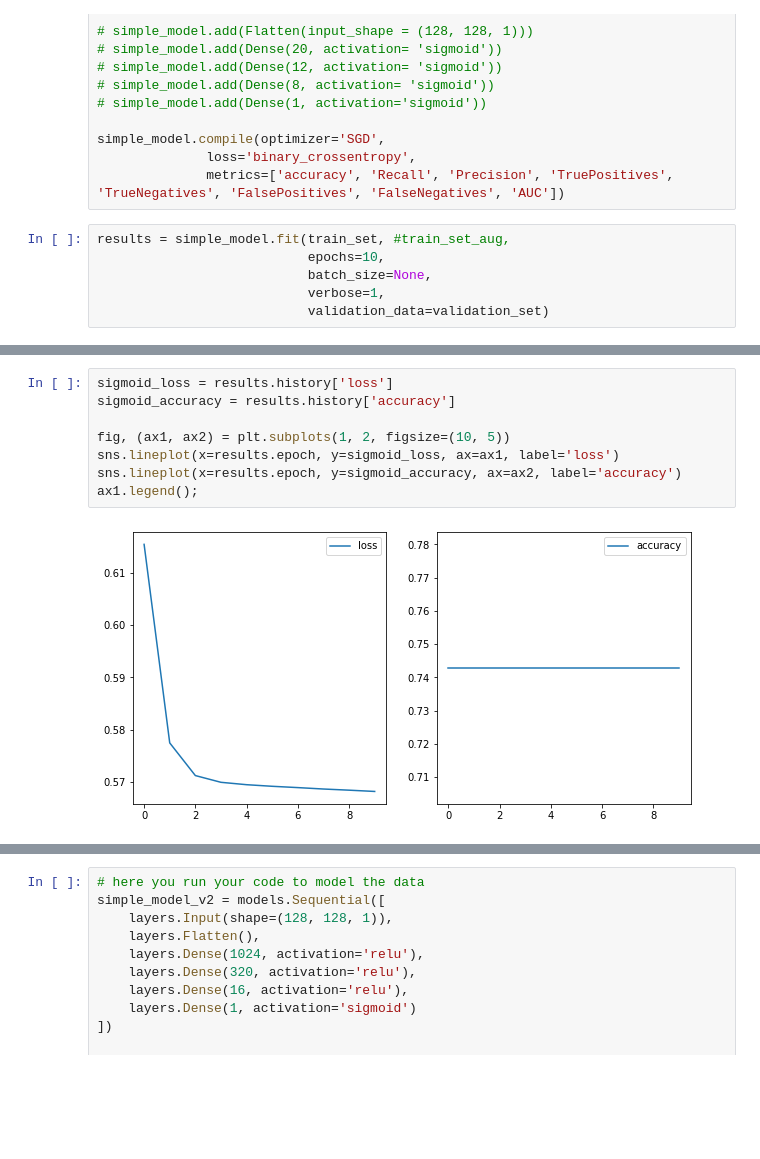
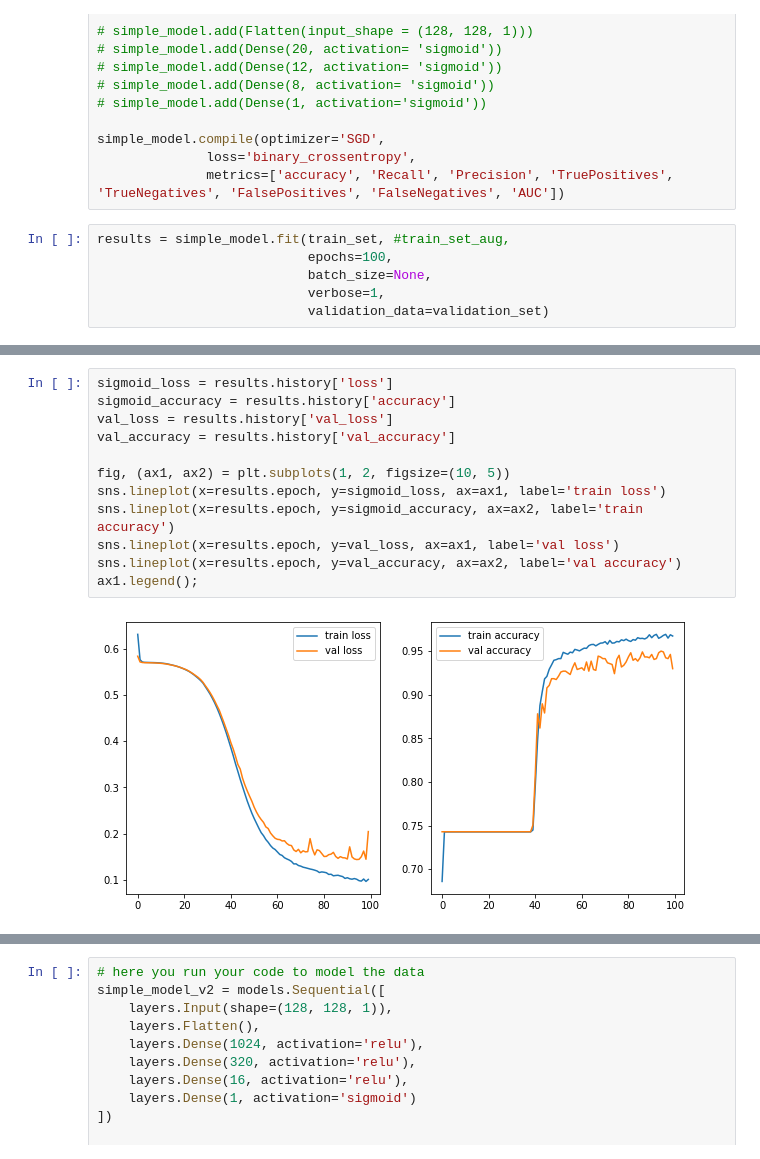
Before and after one commit to Meir-Alelov/Deep_Learning_Pneumonia_Detection, a Jupyter notebook: notebooks/greg_working_notebook.ipynb, the cells around one changed output, grey strips where cells are left out. Saved outputs shown, nothing was run; the diff lists cells and outputs as text; blank space fills up the shorter version.

Commit message:
Update FSM and graph accuracy and loss

```diff
--- a/notebooks/greg_working_notebook.ipynb
+++ b/notebooks/greg_working_notebook.ipynb
@@ -203,7 +209,7 @@ simple_model.compile(optimizer='SGD',
               metrics=['accuracy', 'Recall', 'Precision', 'TruePositives', 'TrueNegatives', 'FalsePositives', 'FalseNegatives', 'AUC'])
 # %%
 results = simple_model.fit(train_set, #train_set_aug,
-                           epochs=10,
+                           epochs=100,
                            batch_size=None,
                            verbose=1,
                            validation_data=validation_set)
@@ -231,10 +234,14 @@ Epoch 10/10
 # %%
 sigmoid_loss = results.history['loss']
 sigmoid_accuracy = results.history['accuracy']
+val_loss = results.history['val_loss']
+val_accuracy = results.history['val_accuracy']
 
 fig, (ax1, ax2) = plt.subplots(1, 2, figsize=(10, 5))
-sns.lineplot(x=results.epoch, y=sigmoid_loss, ax=ax1, label='loss')
-sns.lineplot(x=results.epoch, y=sigmoid_accuracy, ax=ax2, label='accuracy')
+sns.lineplot(x=results.epoch, y=sigmoid_loss, ax=ax1, label='train loss')
+sns.lineplot(x=results.epoch, y=sigmoid_accuracy, ax=ax2, label='train accuracy')
+sns.lineplot(x=results.epoch, y=val_loss, ax=ax1, label='val loss')
+sns.lineplot(x=results.epoch, y=val_accuracy, ax=ax2, label='val accuracy')
 ax1.legend();
 # %% [output]
-[figure, old version]
+[figure, new version]
```
Also changed, not shown: parts of 9 cells of this notebook.
